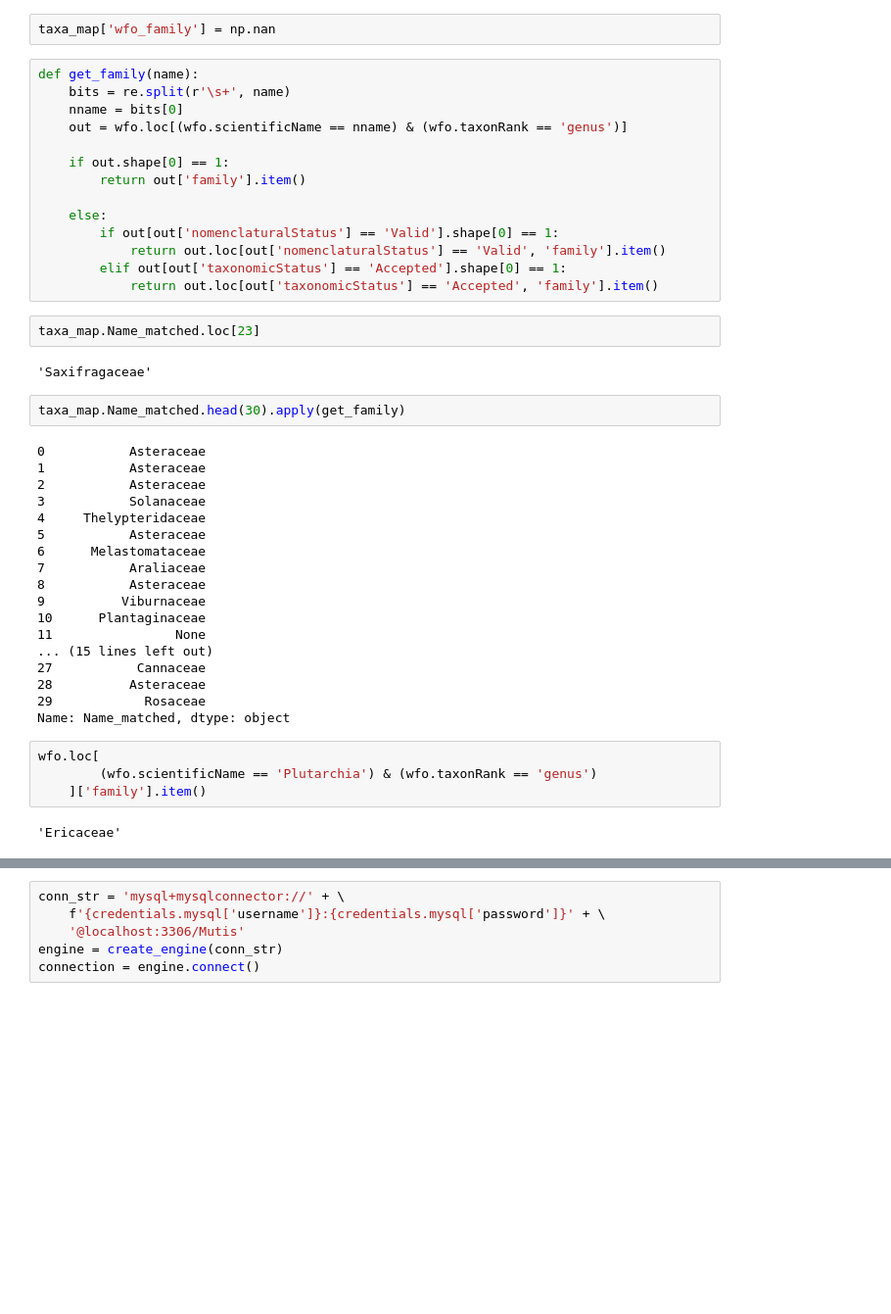
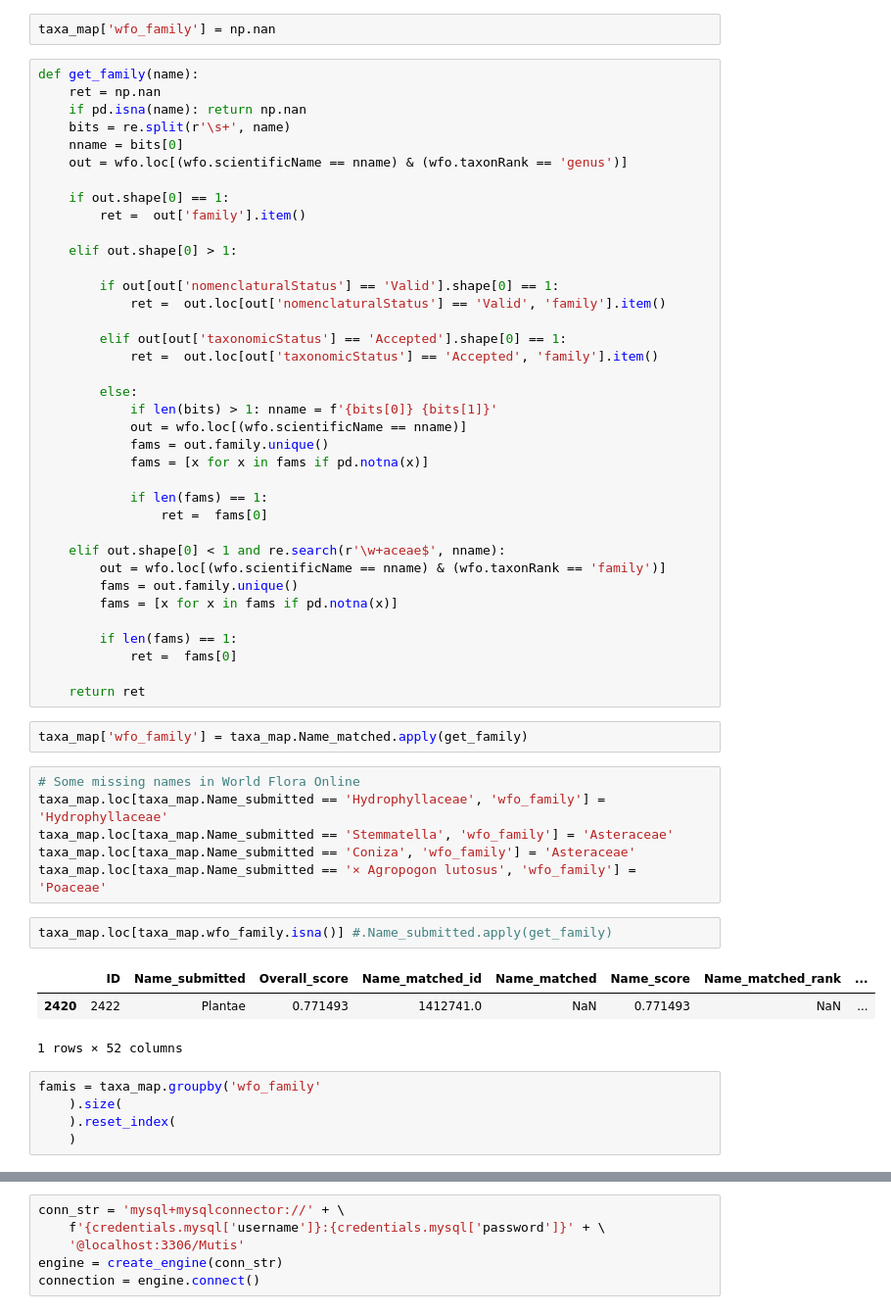
Before and after one commit to nrsalinas/db-conservacion-in-situ, a Jupyter notebook: migracion-dev.ipynb, the cells around one changed output, grey strips where cells are left out. Shown at 98% size. Cells and saved outputs as stored; diff of their text form; blank space fills up the shorter version.

Commit message:
World Flora Online hierarchy up.

```diff
--- a/migracion-dev.ipynb
+++ b/migracion-dev.ipynb
@@ -312,45 +312,57 @@ wfo = pd.read_csv(wfo_file, sep='\t', encoding='latin', dtype=datyp)
 taxa_map['wfo_family'] = np.nan
 # %%
 def get_family(name):
+	ret = np.nan
+	if pd.isna(name): return np.nan
 	bits = re.split(r'\s+', name)
 	nname = bits[0]
 	out = wfo.loc[(wfo.scientificName == nname) & (wfo.taxonRank == 'genus')]
 
 	if out.shape[0] == 1:
-		return out['family'].item()
+		ret =  out['family'].item()
 
-	else:
+	elif out.shape[0] > 1:
+
 		if out[out['nomenclaturalStatus'] == 'Valid'].shape[0] == 1:
-			return out.loc[out['nomenclaturalStatus'] == 'Valid', 'family'].item()
+			ret =  out.loc[out['nomenclaturalStatus'] == 'Valid', 'family'].item()
+
 		elif out[out['taxonomicStatus'] == 'Accepted'].shape[0] == 1:
-			return out.loc[out['taxonomicStatus'] == 'Accepted', 'family'].item()
+			ret =  out.loc[out['taxonomicStatus'] == 'Accepted', 'family'].item()
+
+		else:
+			if len(bits) > 1: nname = f'{bits[0]} {bits[1]}'
+			out = wfo.loc[(wfo.scientificName == nname)]
+			fams = out.family.unique()
+			fams = [x for x in fams if pd.notna(x)]
+
+			if len(fams) == 1:
+				ret =  fams[0]
+
+	elif out.shape[0] < 1 and re.search(r'\w+aceae$', nname):
+		out = wfo.loc[(wfo.scientificName == nname) & (wfo.taxonRank == 'family')]
+		fams = out.family.unique()
+		fams = [x for x in fams if pd.notna(x)]
+
+		if len(fams) == 1:
+			ret =  fams[0]
+
+	return ret
-# %%
-taxa_map.Name_matched.loc[23]
-# %% [output]
-'Saxifragaceae'
 # %%
-taxa_map.Name_matched.head(30).apply(get_family)
+taxa_map['wfo_family'] = taxa_map.Name_matched.apply(get_family)
-# %% [output]
-0           Asteraceae
-1           Asteraceae
-2           Asteraceae
-3           Solanaceae
-4     Thelypteridaceae
-5           Asteraceae
-6      Melastomataceae
-7           Araliaceae
-8           Asteraceae
-9          Viburnaceae
-10      Plantaginaceae
-11                None
-... (15 lines left out)
-27           Cannaceae
-28          Asteraceae
-29            Rosaceae
-Name: Name_matched, dtype: object
+# %%
+# Some missing names in World Flora Online
+taxa_map.loc[taxa_map.Name_submitted == 'Hydrophyllaceae', 'wfo_family'] = 'Hydrophyllaceae'
+taxa_map.loc[taxa_map.Name_submitted == 'Stemmatella', 'wfo_family'] = 'Asteraceae'
+taxa_map.loc[taxa_map.Name_submitted == 'Coniza', 'wfo_family'] = 'Asteraceae'
+taxa_map.loc[taxa_map.Name_submitted == '× Agropogon lutosus', 'wfo_family'] = 'Poaceae'
+# %%
+taxa_map.loc[taxa_map.wfo_family.isna()] #.Name_submitted.apply(get_family)
+# %% [output]
+|  | ID | Name_submitted | Overall_score | Name_matched_id | Name_matched | Name_score | Name_matched_rank | ... |
+| 2420 | 2422 | Plantae | 0.771493 | 1412741.0 | NaN | 0.771493 | NaN | ... |
+1 rows × 52 columns
 # %%
-wfo.loc[
-		(wfo.scientificName == 'Plutarchia') & (wfo.taxonRank == 'genus')
-	]['family'].item()
+famis = taxa_map.groupby('wfo_family'
+	).size(
+	).reset_index(
+	)
-# %% [output]
-'Ericaceae'
```
Also changed, not shown: parts of 11 cells of this notebook, 1 other file.
